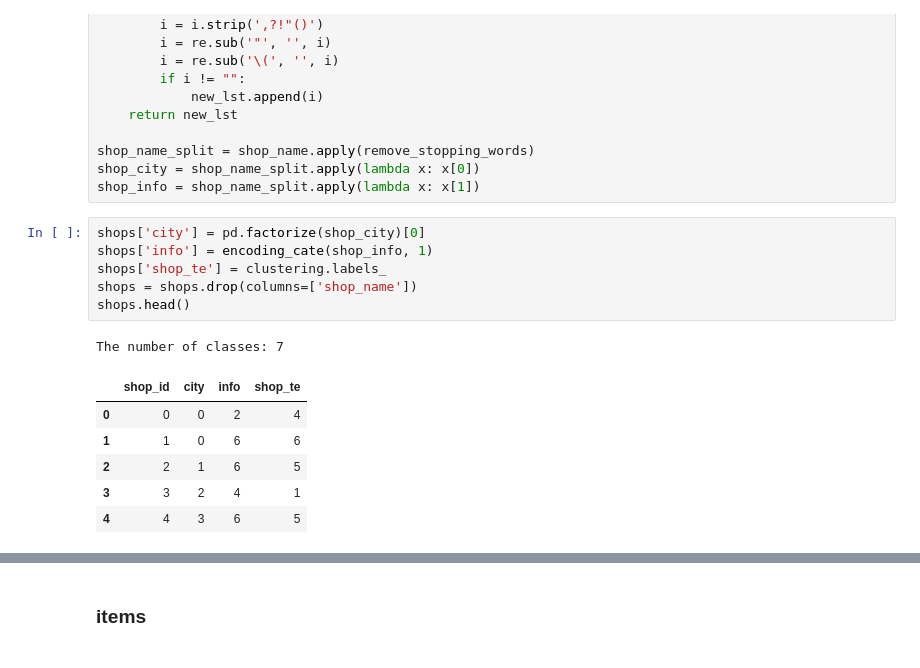
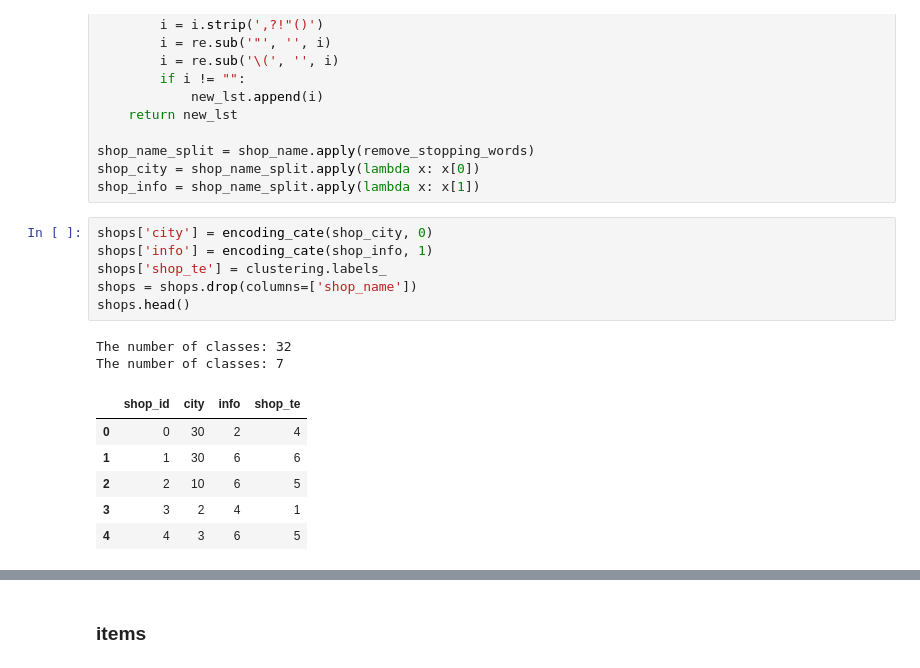
Before and after one commit to ShupeiLi/predict-future-sales, a Jupyter notebook: models.ipynb, the cells around one changed output, grey strips where cells are left out. Cells and saved outputs as stored; diff of their text form.

```diff
--- a/models.ipynb
+++ b/models.ipynb
@@ -394,16 +390,17 @@ shop_name_split = shop_name.apply(remove_stopping_words)
 shop_city = shop_name_split.apply(lambda x: x[0])
 shop_info = shop_name_split.apply(lambda x: x[1])
 # %%
-shops['city'] = pd.factorize(shop_city)[0]
+shops['city'] = encoding_cate(shop_city, 0)
 shops['info'] = encoding_cate(shop_info, 1)
 shops['shop_te'] = clustering.labels_
 shops = shops.drop(columns=['shop_name'])
 shops.head()
 # %% [output]
+The number of classes: 32
 The number of classes: 7
 |  | shop_id | city | info | shop_te |
-| 0 | 0 | 0 | 2 | 4 |
-| 1 | 1 | 0 | 6 | 6 |
-| 2 | 2 | 1 | 6 | 5 |
+| 0 | 0 | 30 | 2 | 4 |
+| 1 | 1 | 30 | 6 | 6 |
+| 2 | 2 | 10 | 6 | 5 |
 | 3 | 3 | 2 | 4 | 1 |
 | 4 | 4 | 3 | 6 | 5 |
```
Also changed, not shown: parts of 53 cells of this notebook.
